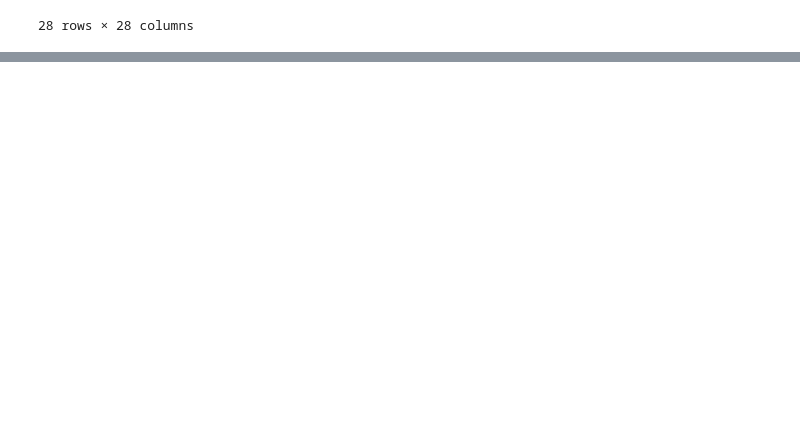
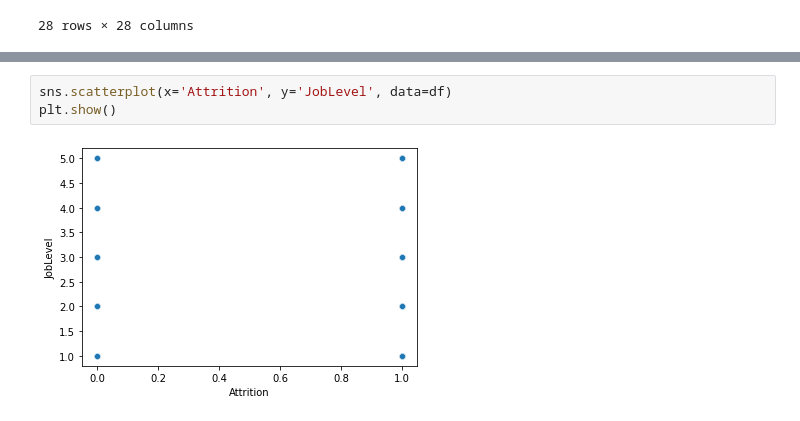
Before and after one commit to veratinous/Stutern_DSCI, a Jupyter notebook: IBM_PROJECT/IBM_EDA.ipynb, the cells around one changed output, grey strips where cells are left out. Saved outputs shown, nothing was run; the diff lists cells and outputs as text; blank space fills up the shorter version.

```diff
--- a/IBM_PROJECT/IBM_EDA.ipynb
+++ b/IBM_PROJECT/IBM_EDA.ipynb
@@ -219,0 +199,5 @@ Name: Age, dtype: float64
+# %%
+sns.scatterplot(x='Attrition', y='JobLevel', data=df)
+plt.show()
+# %% [output]
+[figure, added]
```
Also changed, not shown: parts of 32 cells of this notebook.
